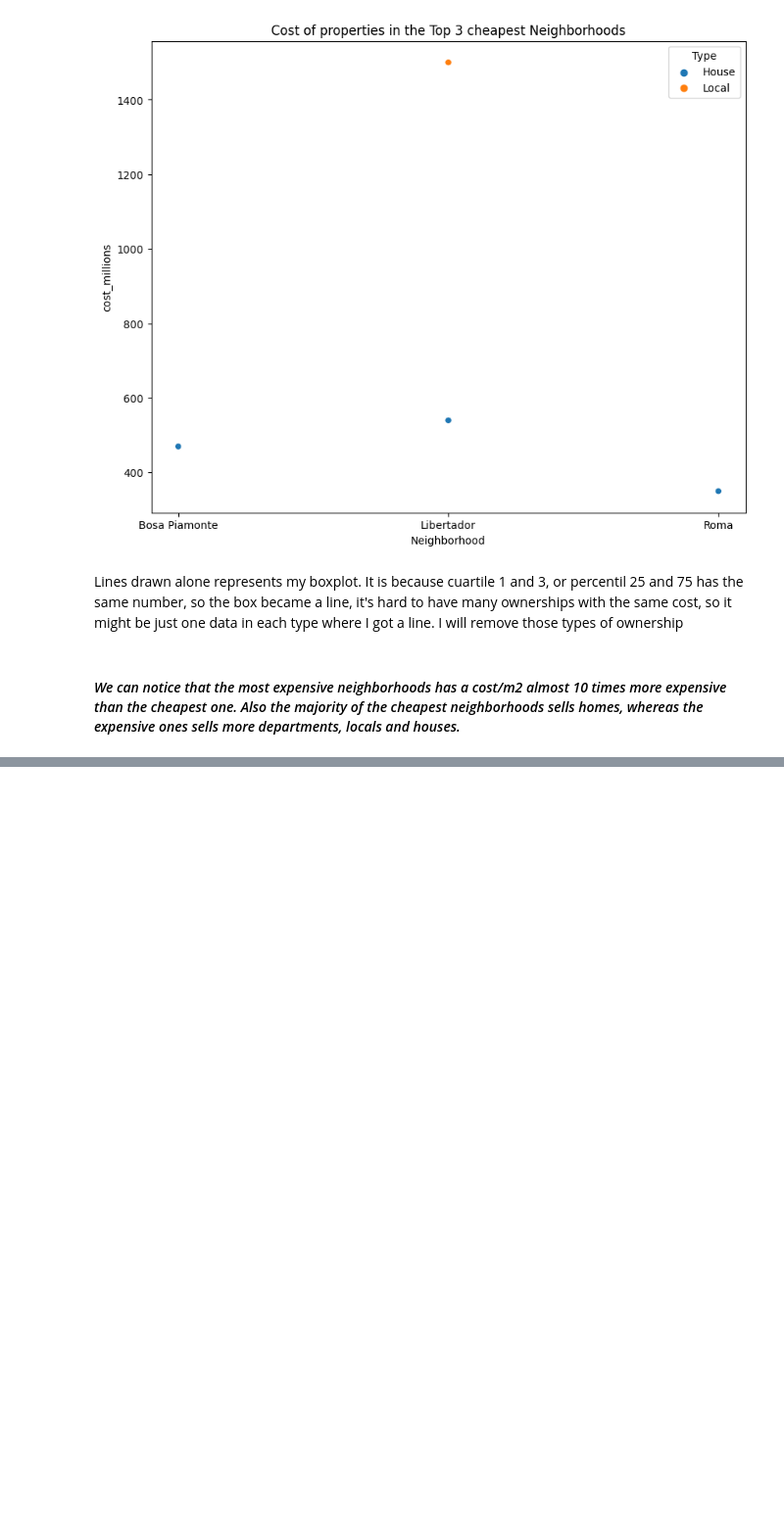
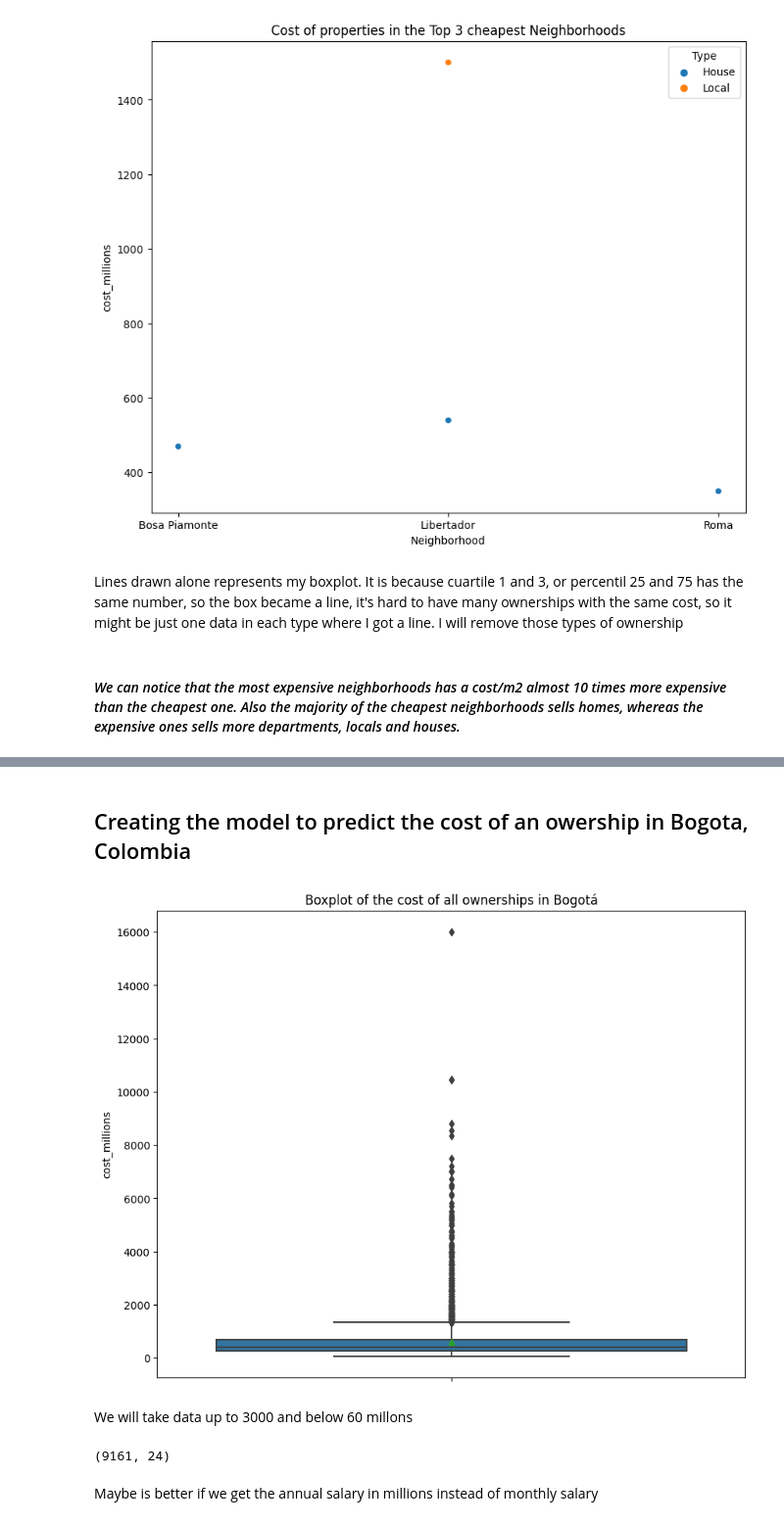
Before and after one commit to EmmanuelMald/Inmersion-datos-Aiura-LATAM, a Jupyter notebook: Integrate_work.ipynb, the cells around one changed output, grey strips where cells are left out. Shown at 98% size. Saved outputs shown, nothing was run; the diff lists cells and outputs as text; code cells hidden in the pictures; blank space fills up the shorter version.

```diff
--- a/Integrate_work.ipynb
+++ b/Integrate_work.ipynb
@@ -423,0 +466,4 @@ ValueError: Could not interpret input 'cost_m2_millions'
+# %%
+data2=data_dane[['NOMBRE_ESTRATO','CONJUNTO_CERRADO','INSEGURIDAD','TERMINALES_BUS','BARES_DISCO','RUIDO','OSCURO_PELIGROSO','SALARIO_MES','TIENE_ESCRITURA','PERDIDA_TRABAJO_C19','PERDIDA_INGRESOS_C19','PLANES_ADQUIRIR_VIVIENDA']].replace(2,0)
+data2_treated=data2.groupby('NOMBRE_ESTRATO')[['CONJUNTO_CERRADO','INSEGURIDAD','TERMINALES_BUS','BARES_DISCO','RUIDO','OSCURO_PELIGROSO','SALARIO_MES','TIENE_ESCRITURA','PERDIDA_TRABAJO_C19','PERDIDA_INGRESOS_C19','PLANES_ADQUIRIR_VIVIENDA']].mean()
+data2_treated.head()
@@ -423,0 +482,3 @@ ValueError: Could not interpret input 'cost_m2_millions'
+# %%
+data_ml=pd.merge(data,data2_treated, left_on="UPZ", right_on="NOMBRE_ESTRATO", how="left") #Data that will be used for the machine learning model
+data_ml.info()
@@ -423,0 +505,4 @@ ValueError: Could not interpret input 'cost_m2_millions'
+# %%
+upz=pd.read_csv(r"C:\Users\Emmanuel\OneDrive - Instituto Politecnico Nacional\GITHUB\Inmersion-datos-aiura-Latam\Inmersion-datos-Aiura-LATAM\Day 3-4\cod_upz.csv")
+
+upz.head()
@@ -423,0 +520,3 @@ ValueError: Could not interpret input 'cost_m2_millions'
+# %%
+data_ml=pd.merge(data_ml,upz,left_on="UPZ",right_on="NOMBRE_ESTRATO", how="inner") #Inner = Interjection rows of both datasets
+data_ml.shape
@@ -423,0 +537,18 @@ ValueError: Could not interpret input 'cost_m2_millions'
+# %% [markdown]
+## Creating the model to predict the cost of an owership in Bogota, Colombia
+# %%
+plt.figure(figsize=((10,8)))
+fg=sns.boxplot(data=data_ml, y="cost_millions",showmeans=True)
+fg.set_title("Boxplot of the cost of all ownerships in Bogotá")
+plt.show()
+# %% [output]
+[figure, added]
+# %% [markdown]
+We will take data up to 3000 and below 60 millons
+# %%
+data_ml=data_ml.query("cost_millions < 3000 & cost_millions > 60")
+data_ml.shape
+# %% [output]
+(9161, 24)
+# %% [markdown]
+Maybe is better if we get the annual salary in millions instead of monthly salary
```
Also changed, not shown: parts of 50 cells of this notebook.
